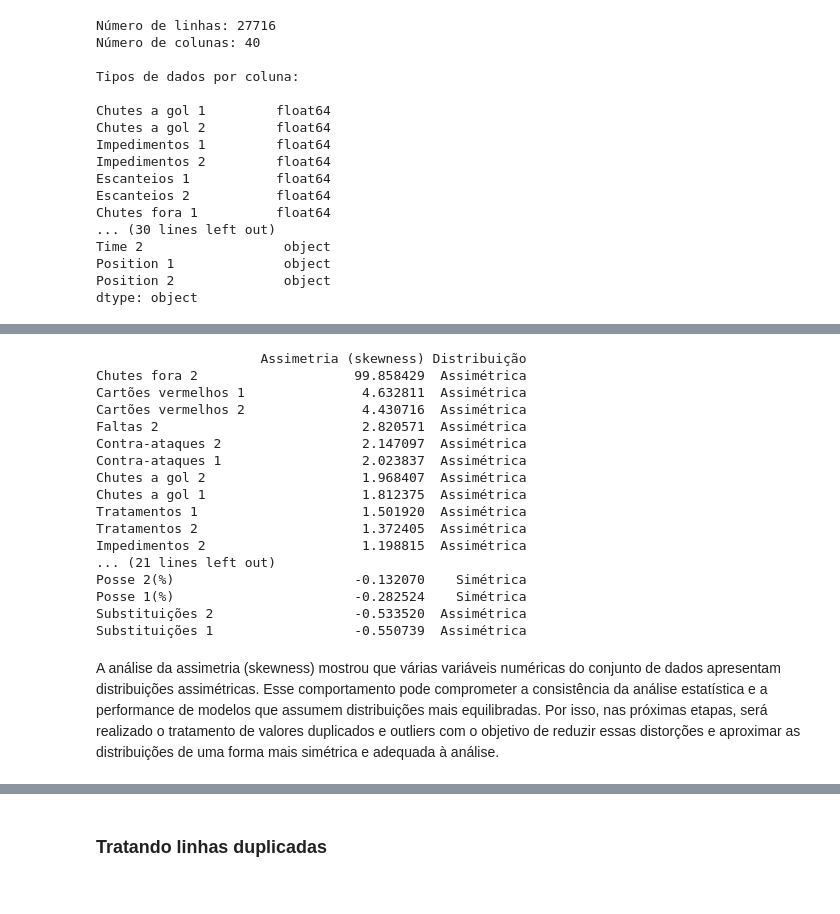
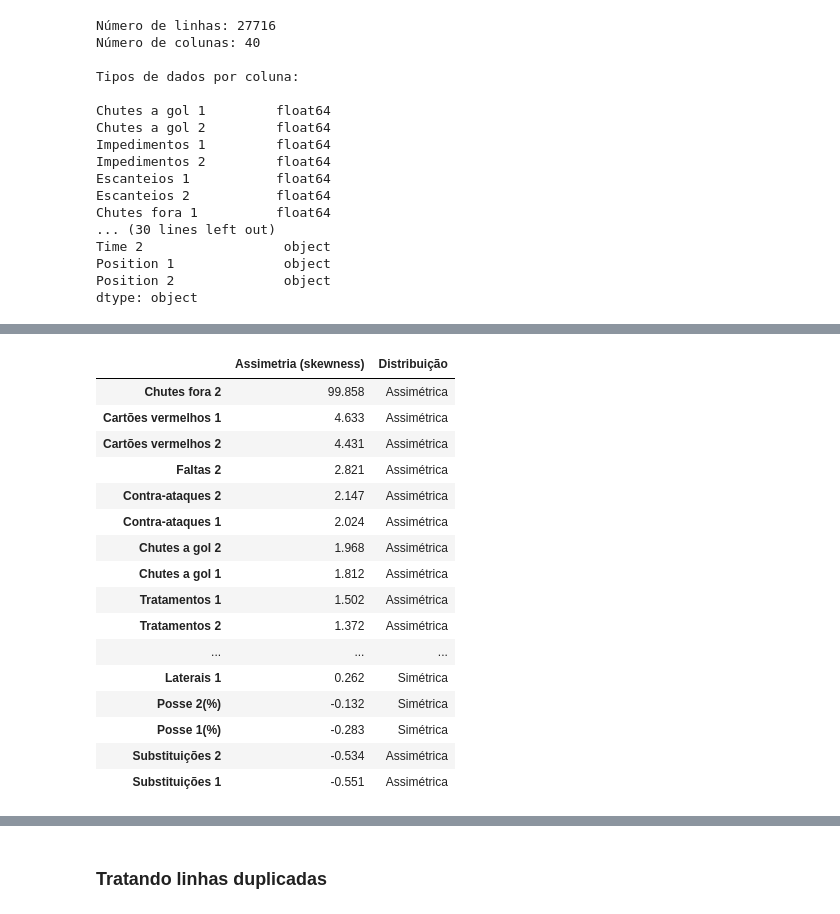
Before and after one commit to UFRJ-Analytica/PS-2025.1, a Jupyter notebook: analise_exploratorio.ipynb, the cells around one changed output, grey strips where cells are left out. Cells and saved outputs as stored; diff of their text form; code cells hidden in the pictures.

```diff
--- a/analise_exploratorio.ipynb
+++ b/analise_exploratorio.ipynb
@@ -108,35 +141,45 @@ A avaliação da simetria será feita por meio da métrica chamada skewness (ou
 # %%
 # Selecionando apenas colunas numéricas
 colunas_numericas = df_copy.select_dtypes(include='number')
 
 # Calculando a assimetria (skewness) ignorando NaNs
 skewness = colunas_numericas.skew()
 
-# Criando uma tabela organizada
+# Criando a tabela
 tabela_simetria = pd.DataFrame({
     'Assimetria (skewness)': skewness,
     'Distribuição': ['Simétrica' if abs(val) < 0.5 else 'Assimétrica' for val in skewness]
 }).sort_values(by='Assimetria (skewness)', ascending=False)
 
-# Exibindo a tabela
-print(tabela_simetria)
+# Função para colorir a coluna de distribuição
+def destacar_distribuicao(val):
+    if val == 'Simétrica':
+        return 'background-color: #DFF0D8; color: black'  # verde claro
+    else:
+        return 'background-color: #F2DEDE; color: black'  # vermelho claro
+
+# Aplicando estilo: coluna 1 fica branca, coluna 2 colorida
+tabela_colorida = tabela_simetria.style \
+    .format({'Assimetria (skewness)': '{:.3f}'}) \
+    .set_properties(subset=['Assimetria (skewness)'], **{'background-color': 'white', 'color': 'black'}) \
+    .applymap(destacar_distribuicao, subset=['Distribuição'])
+
+tabela_colorida
 # %% [output]
-                     Assimetria (skewness) Distribuição
-Chutes fora 2                    99.858429  Assimétrica
-Cartões vermelhos 1               4.632811  Assimétrica
-Cartões vermelhos 2               4.430716  Assimétrica
-Faltas 2                          2.820571  Assimétrica
-Contra-ataques 2                  2.147097  Assimétrica
-Contra-ataques 1                  2.023837  Assimétrica
-Chutes a gol 2                    1.968407  Assimétrica
-Chutes a gol 1                    1.812375  Assimétrica
-Tratamentos 1                     1.501920  Assimétrica
-Tratamentos 2                     1.372405  Assimétrica
-Impedimentos 2                    1.198815  Assimétrica
-... (21 lines left out)
-Posse 2(%)                       -0.132070    Simétrica
-Posse 1(%)                       -0.282524    Simétrica
-Substituições 2                  -0.533520  Assimétrica
-Substituições 1                  -0.550739  Assimétrica
+|  | Assimetria (skewness) | Distribuição |
+| Chutes fora 2 | 99.858 | Assimétrica |
+| Cartões vermelhos 1 | 4.633 | Assimétrica |
+| Cartões vermelhos 2 | 4.431 | Assimétrica |
+| Faltas 2 | 2.821 | Assimétrica |
+| Contra-ataques 2 | 2.147 | Assimétrica |
+| Contra-ataques 1 | 2.024 | Assimétrica |
+| Chutes a gol 2 | 1.968 | Assimétrica |
+| Chutes a gol 1 | 1.812 | Assimétrica |
+| Tratamentos 1 | 1.502 | Assimétrica |
+| Tratamentos 2 | 1.372 | Assimétrica |
+| ... | ... | ... |
+| Laterais 1 | 0.262 | Simétrica |
+| Posse 2(%) | -0.132 | Simétrica |
+| Posse 1(%) | -0.283 | Simétrica |
+| Substituições 2 | -0.534 | Assimétrica |
+| Substituições 1 | -0.551 | Assimétrica |
-# %% [markdown]
-A análise da assimetria (skewness) mostrou que várias variáveis numéricas do conjunto de dados apresentam distribuições assimétricas. Esse comportamento pode comprometer a consistência da análise estatística e a performance de modelos que assumem distribuições mais equilibradas. Por isso, nas próximas etapas, será realizado o tratamento de valores duplicados e outliers com o objetivo de reduzir essas distorções e aproximar as distribuições de uma forma mais simétrica e adequada à análise.
```
Also changed, not shown: parts of 62 cells of this notebook.
